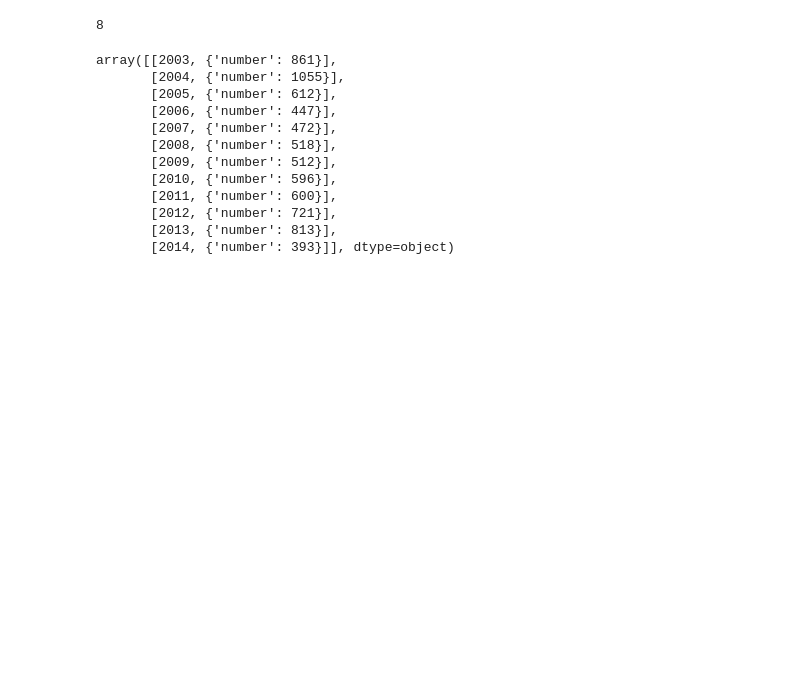
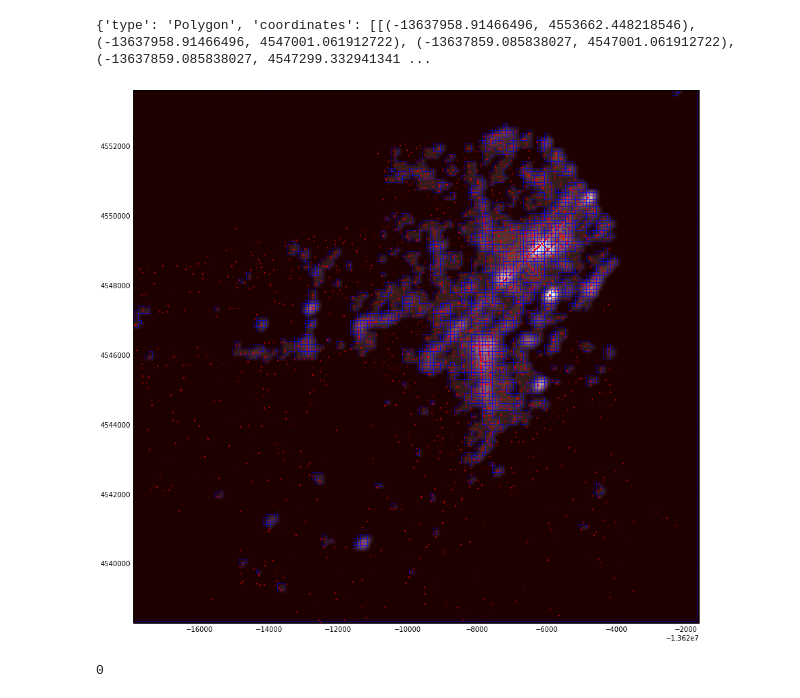
Before and after one commit to mapbox/make-surface, a Jupyter notebook: ipython-sketches/SF BIKEKRIME - WORKING.ipynb, the cells around one changed output. Saved outputs shown, nothing was run; the diff lists cells and outputs as text; code cells hidden in the pictures; blank space fills up the shorter version.

```diff
--- a/ipython-sketches/SF BIKEKRIME - WORKING.ipynb
+++ b/ipython-sketches/SF BIKEKRIME - WORKING.ipynb
@@ -34,3 +48,4 @@ locations = array(ll)
 # %%
-locations = locations[where(locations[:,0]<-122.0)]
-locations = locations[where(locations[:,1]>30)]
+xys = array(xys)
+xys = xys[where(xys[:,0]<-122.0)]
+xys = xys[where(xys[:,1]>30)]
@@ -61,19 +52,40 @@ ax.hexbin
-# %%
-a.lower().find('test')
-# %% [output]
-8
-# %%
-ylist
-# %% [output]
-array([[2003, {'number': 861}],
-       [2004, {'number': 1055}],
-       [2005, {'number': 612}],
-       [2006, {'number': 447}],
-       [2007, {'number': 472}],
-       [2008, {'number': 518}],
-       [2009, {'number': 512}],
-       [2010, {'number': 596}],
-       [2011, {'number': 600}],
-       [2012, {'number': 721}],
-       [2013, {'number': 813}],
-       [2014, {'number': 393}]], dtype=object)
+# %%
+xmin = xys[:,0].min()
+xmax = xys[:,0].max()
+ymin = xys[:,1].min()
+ymax = xys[:,1].max()
+X, Y = mgrid[xmin:xmax:100, ymin:ymax:100]
+positions = vstack([X.ravel(), Y.ravel()])
+values = vstack([xys[:,0], xys[:,1]])
+kernel = stats.gaussian_kde(values,bw_method=0.04)
+Z = reshape(kernel(positions).T, X.shape)
+# %%
+Ztemp = (Z*10e+10).astype(np.uint16)
+Z16 = classifyCrime(Ztemp,50,2)
+
+pixel_size_x = (xmax - xmin)/Z16.shape[0]
+pixel_size_y = (ymax - ymin)/Z16.shape[1]
+upper_left_x = xmin - pixel_size_x/2.0
+upper_left_y = ymax + pixel_size_y/2.0
+
+transform = rasterio.Affine(
+                pixel_size_x, 0.0, upper_left_x,
+                0.0, -pixel_size_y, upper_left_y)
+
+fig = plt.figure(figsize=(15,15))
+ax = fig.add_subplot(111)
+ax.imshow(rot90(Z16), cmap='pink', extent=[xmin, xmax, ymin, ymax])
+ax.plot(xys[:,0], xys[:,1], 'r.', markersize=0.5)
+ax.set_xlim([xmin, xmax])
+ax.set_ylim([ymin, ymax])
+
+for feature, shapes in features.shapes(asarray(rot90(Z16.astype(uint8)),order='C'),transform=transform):
+    tfeat = []
+    for i in feature['coordinates'][0]:
+        tfeat.append([i[0],i[1]])
+    tfeat = array(tfeat)
+    ax.plot(tfeat[:,0],tfeat[:,1],c='blue',lw=0.5)
+print feature
+# %% [output]
+{'type': 'Polygon', 'coordinates': [[(-13637958.91466496, 4553662.448218546), (-13637958.91466496, 4547001.061912722), (-13637859.085838027, 4547001.061912722), (-13637859.085838027, 4547299.332941341 ...
+[figure, added]
@@ -79,0 +100,4 @@ array([[2003, {'number': 861}],
+# %%
+shapes
+# %% [output]
+0
```
Also changed, not shown: parts of 10 cells of this notebook, 1 other file.
